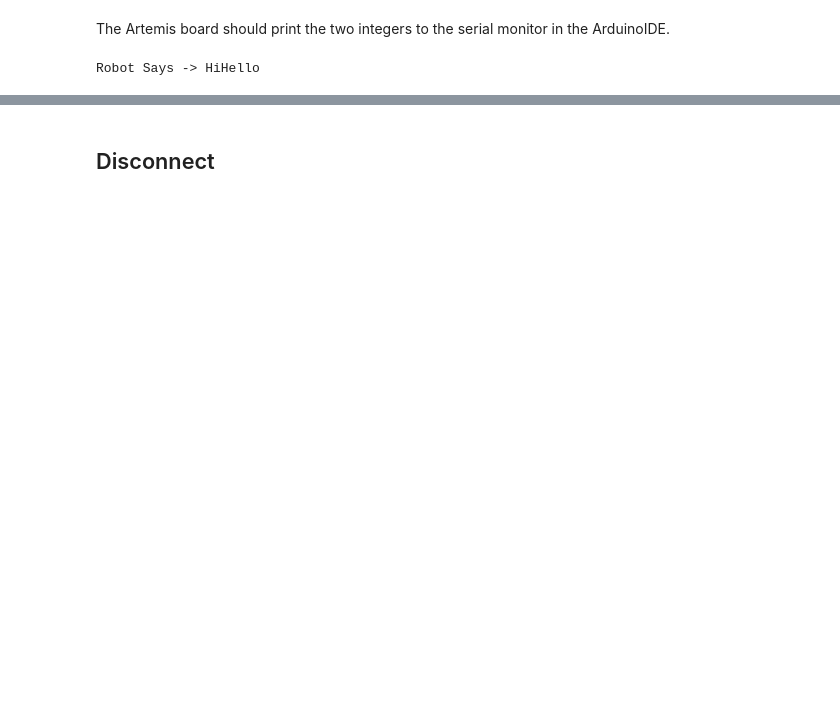
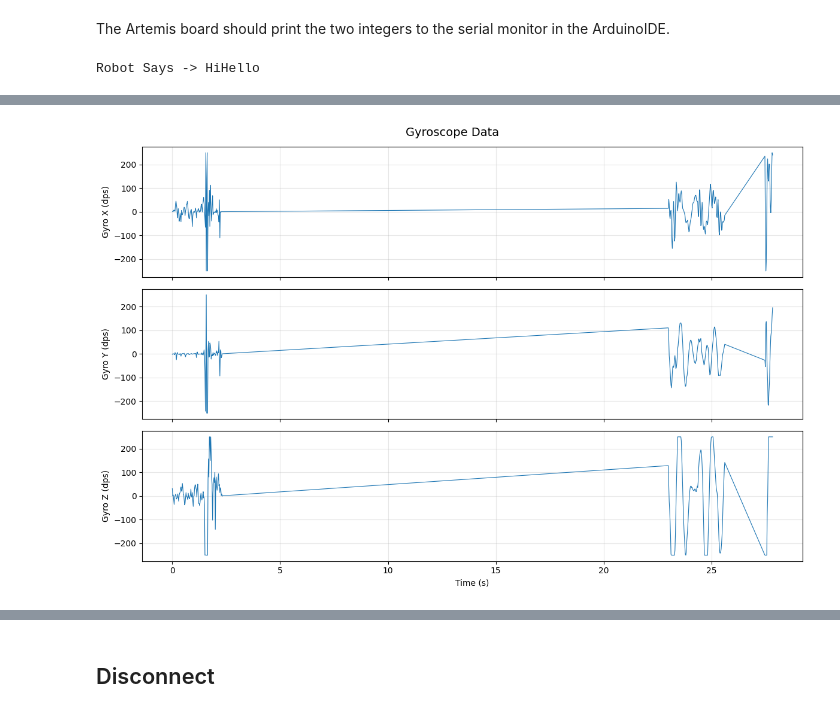
Before and after one commit to Sam-Belliveau/fast-robots, a Jupyter notebook: labs/lab2/ble_robot_1.4/ble_python/demo.ipynb, the cells around one changed output, grey strips where cells are left out. Drawn from its saved outputs; the diff is of its cells as text; code cells hidden in the pictures; blank space fills up the shorter version.

```diff
--- a/labs/lab2/ble_robot_1.4/ble_python/demo.ipynb
+++ b/labs/lab2/ble_robot_1.4/ble_python/demo.ipynb
@@ -324,0 +361,14 @@ plt.show()
+# %%
+fig, axes = plt.subplots(3, 1, figsize=(12, 8), sharex=True)
+fig.suptitle('Gyroscope Data', fontsize=14)
+
+for ax, key, label in zip(axes, ['gyr_x', 'gyr_y', 'gyr_z'], ['X', 'Y', 'Z']):
+    ax.plot(t, imu_data[key], linewidth=0.8)
+    ax.set_ylabel(f'Gyro {label} (dps)')
+    ax.grid(True, alpha=0.3)
+
+axes[-1].set_xlabel('Time (s)')
+plt.tight_layout()
+plt.show()
+# %% [output]
+[figure, added]
```
Also changed, not shown: parts of 25 cells of this notebook, 4 other files.
